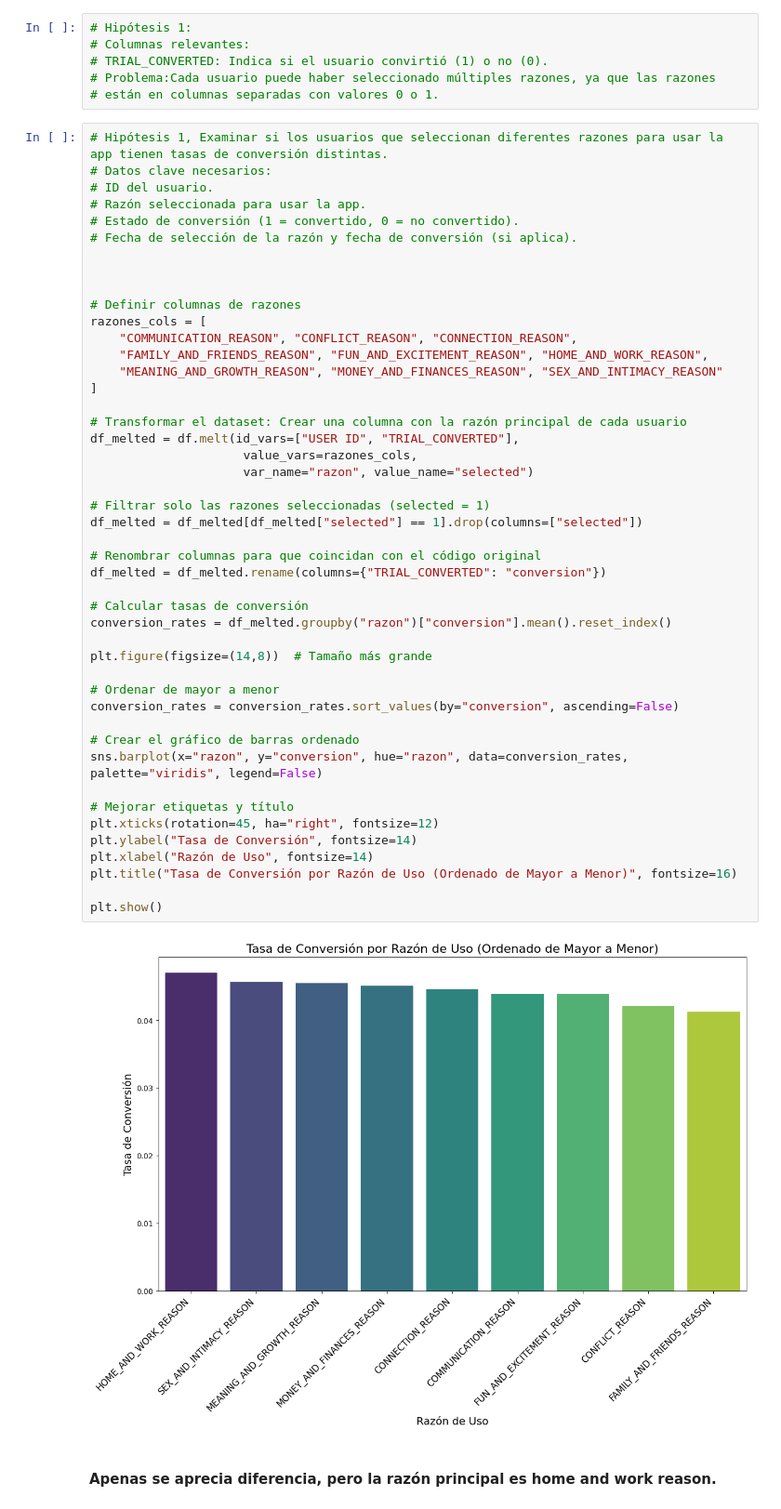
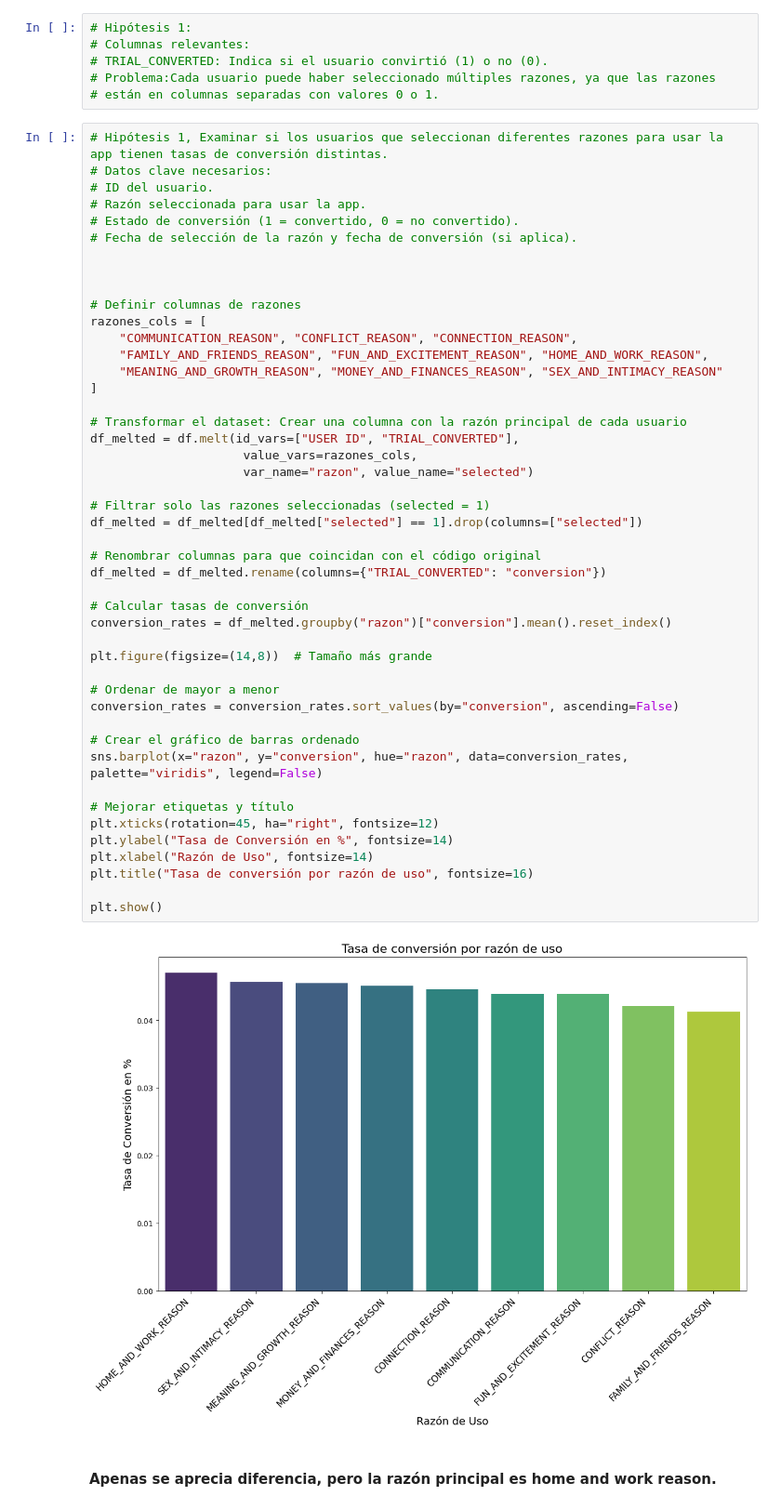
Before and after one commit to NaiSaratxaga/EDA_user-conversion-analysis, a Jupyter notebook: Notebooks/EDA_user_conversion_analysis.ipynb, the cells around one changed output. Shown at 93% size. Drawn from its saved outputs; the diff is of its cells as text.

```diff
--- a/Notebooks/EDA_user_conversion_analysis.ipynb
+++ b/Notebooks/EDA_user_conversion_analysis.ipynb
@@ -188,36 +296,36 @@ razones_cols = [
 ]
 
 # Transformar el dataset: Crear una columna con la razón principal de cada usuario
 df_melted = df.melt(id_vars=["USER ID", "TRIAL_CONVERTED"],
                      value_vars=razones_cols,
                      var_name="razon", value_name="selected")
 
 # Filtrar solo las razones seleccionadas (selected = 1)
 df_melted = df_melted[df_melted["selected"] == 1].drop(columns=["selected"])
 
 # Renombrar columnas para que coincidan con el código original
 df_melted = df_melted.rename(columns={"TRIAL_CONVERTED": "conversion"})
 
 # Calcular tasas de conversión
 conversion_rates = df_melted.groupby("razon")["conversion"].mean().reset_index()
 
 plt.figure(figsize=(14,8))  # Tamaño más grande
 
 # Ordenar de mayor a menor
 conversion_rates = conversion_rates.sort_values(by="conversion", ascending=False)
 
 # Crear el gráfico de barras ordenado
 sns.barplot(x="razon", y="conversion", hue="razon", data=conversion_rates, palette="viridis", legend=False)
 
 # Mejorar etiquetas y título
 plt.xticks(rotation=45, ha="right", fontsize=12)
-plt.ylabel("Tasa de Conversión", fontsize=14)
+plt.ylabel("Tasa de Conversión en %", fontsize=14)
 plt.xlabel("Razón de Uso", fontsize=14)
-plt.title("Tasa de Conversión por Razón de Uso (Ordenado de Mayor a Menor)", fontsize=16)
+plt.title("Tasa de conversión por razón de uso", fontsize=16)
 
 plt.show()
 # %% [output]
-[figure, old version]
+[figure, new version]
 # %% [markdown]
 #### Apenas se aprecia diferencia, pero la razón principal es home and work reason.
 # %%
```
Also changed, not shown: parts of 18 cells of this notebook, 1 other file.
